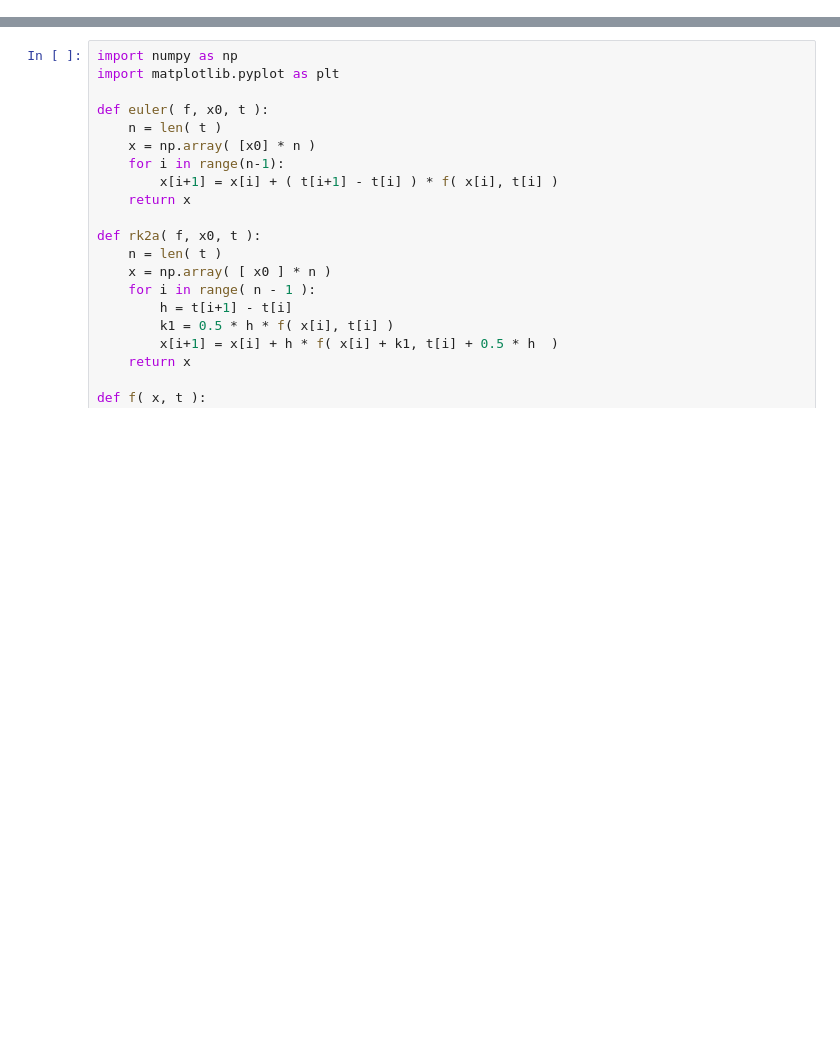
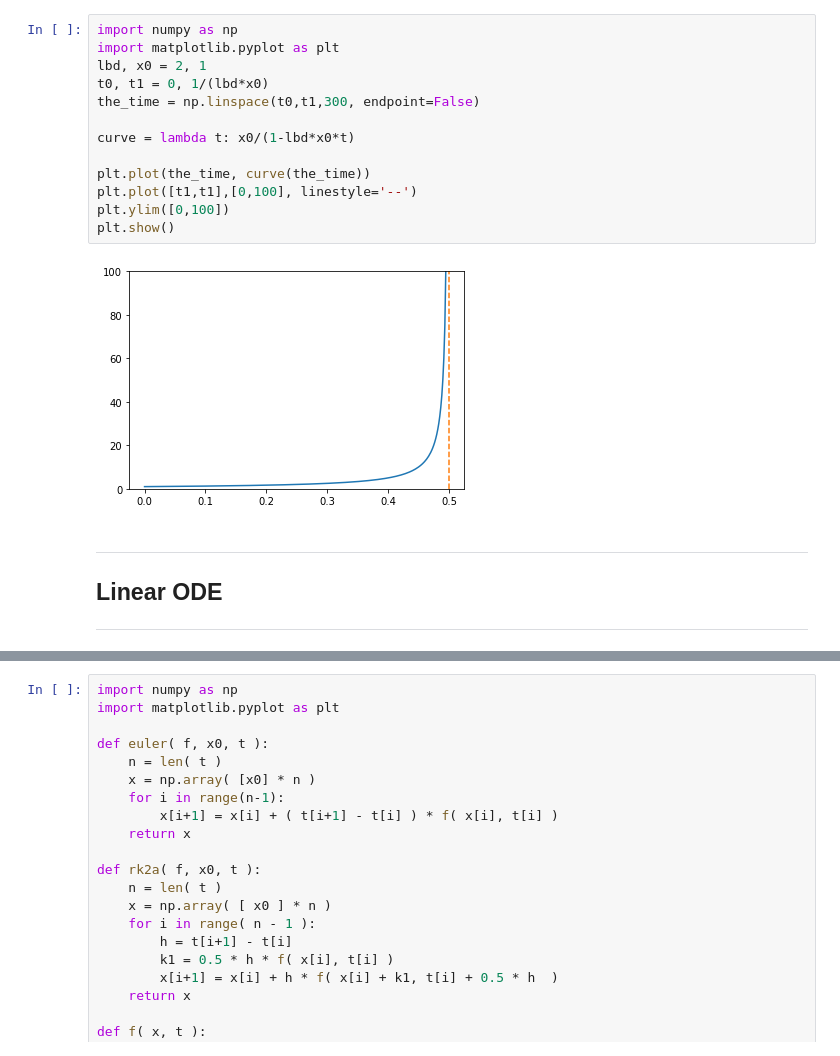
Before and after one commit to mdesroches/processes_neurosciences, a Jupyter notebook: 1_python_2_edo_1_theory.ipynb, the cells around one changed output, grey strips where cells are left out. Saved outputs shown, nothing was run; the diff lists cells and outputs as text; blank space fills up the shorter version.

```diff
--- a/1_python_2_edo_1_theory.ipynb
+++ b/1_python_2_edo_1_theory.ipynb
@@ -594,0 +130,21 @@ il s'agit donc d'un schéma d'ordre 2:
+# %%
+import numpy as np
+import matplotlib.pyplot as plt
+lbd, x0 = 2, 1
+t0, t1 = 0, 1/(lbd*x0)
+the_time = np.linspace(t0,t1,300, endpoint=False)
+
+curve = lambda t: x0/(1-lbd*x0*t)
+
+plt.plot(the_time, curve(the_time))
+plt.plot([t1,t1],[0,100], linestyle='--')
+plt.ylim([0,100])
+plt.show()
+# %% [output]
+[figure, added]
+# %% [markdown]
+---
+
+## Linear ODE
+
+---
```
Also changed, not shown: parts of 63 cells of this notebook.
